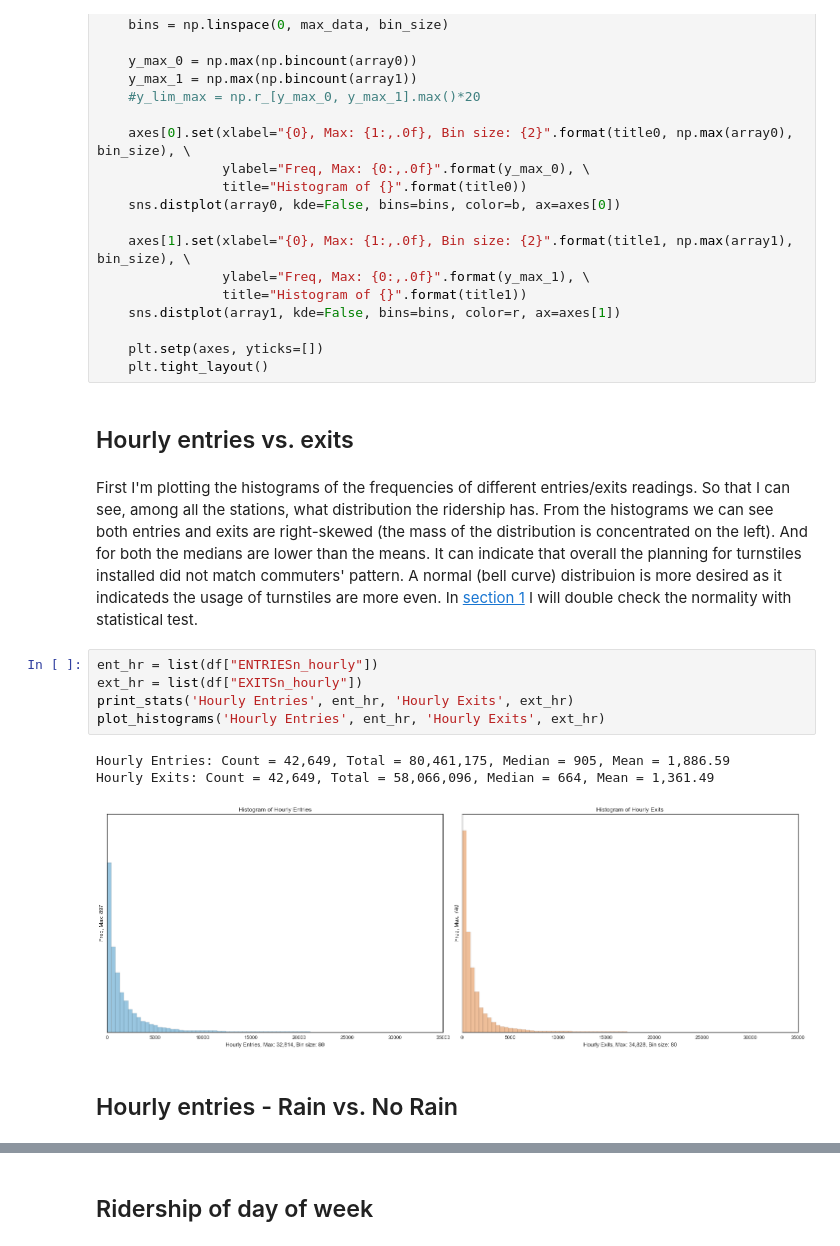
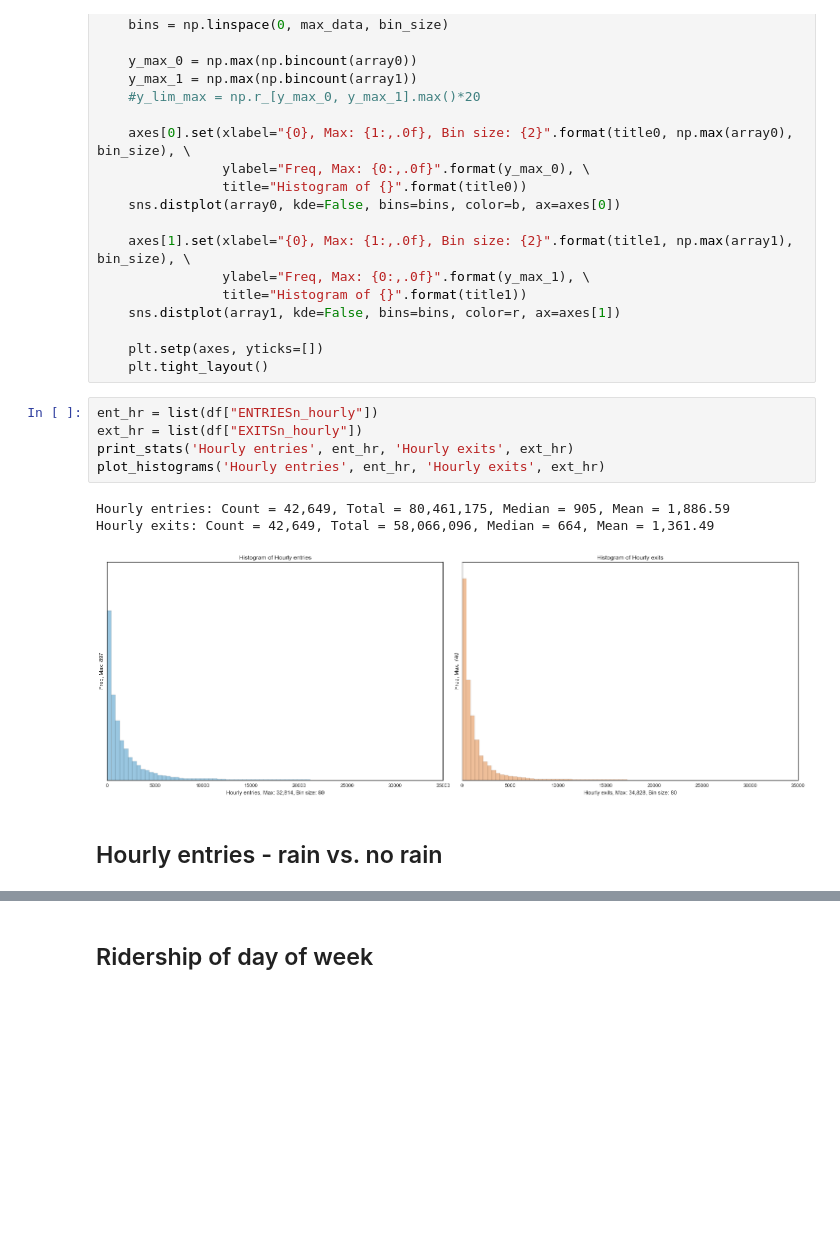
Before and after one commit to meilanou/NYCSubway, a Jupyter notebook: 0. Exploring data.ipynb, the cells around one changed output, grey strips where cells are left out. Drawn from its saved outputs; the diff is of its cells as text; blank space fills up the shorter version.

```diff
--- a/0. Exploring data.ipynb
+++ b/0. Exploring data.ipynb
@@ -104,19 +109,15 @@ def plot_histograms(title0, array0, title1, array1):
 
     plt.setp(axes, yticks=[])
     plt.tight_layout()
+# %%
+ent_hr = list(df["ENTRIESn_hourly"])
+ext_hr = list(df["EXITSn_hourly"])
+print_stats('Hourly entries', ent_hr, 'Hourly exits', ext_hr)
+plot_histograms('Hourly entries', ent_hr, 'Hourly exits', ext_hr)
+# %% [output]
+Hourly entries: Count = 42,649, Total = 80,461,175, Median = 905, Mean = 1,886.59
+Hourly exits: Count = 42,649, Total = 58,066,096, Median = 664, Mean = 1,361.49
+[figure, added]
 # %% [markdown]
-## Hourly entries vs. exits
+## Hourly entries - rain vs. no rain
-# %% [markdown]
-First I'm plotting the histograms of the frequencies of different entries/exits readings. So that I can see, among all the stations, what distribution the ridership has. From the histograms we can see both entries and exits are right-skewed (the mass of the distribution is concentrated on the left). And for both the medians are lower than the means. It can indicate that overall the planning for turnstiles installed did not match commuters' pattern. A normal (bell curve) distribuion is more desired as it indicateds the usage of turnstiles are more even. In <a href="1.%20Statistical%20test.ipynb" target="_blank">section 1</a> I will double check the normality with statistical test.
-# %%
-ent_hr = list(df["ENTRIESn_hourly"])
-ext_hr = list(df["EXITSn_hourly"])
-print_stats('Hourly Entries', ent_hr, 'Hourly Exits', ext_hr)
-plot_histograms('Hourly Entries', ent_hr, 'Hourly Exits', ext_hr)
-# %% [output]
-Hourly Entries: Count = 42,649, Total = 80,461,175, Median = 905, Mean = 1,886.59
-Hourly Exits: Count = 42,649, Total = 58,066,096, Median = 664, Mean = 1,361.49
-[figure, removed]
-# %% [markdown]
-## Hourly entries - Rain vs. No Rain
 # %% [markdown]
```
Also changed, not shown: parts of 19 cells of this notebook.
